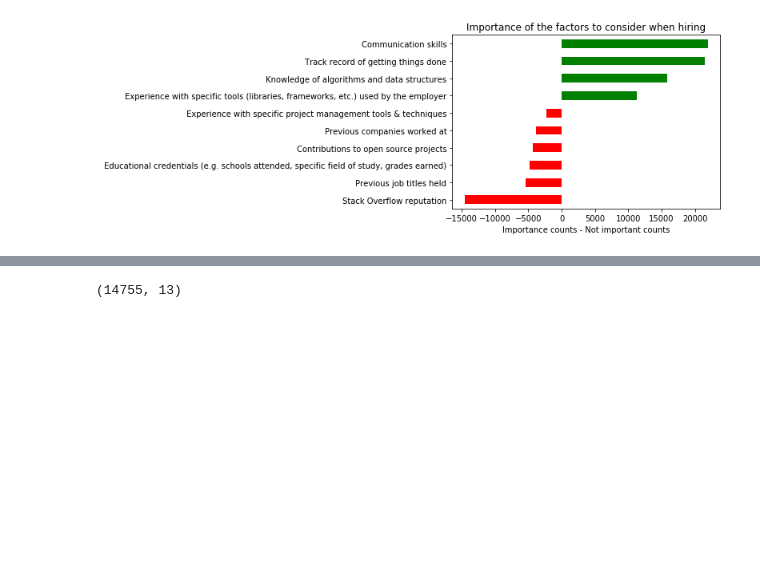
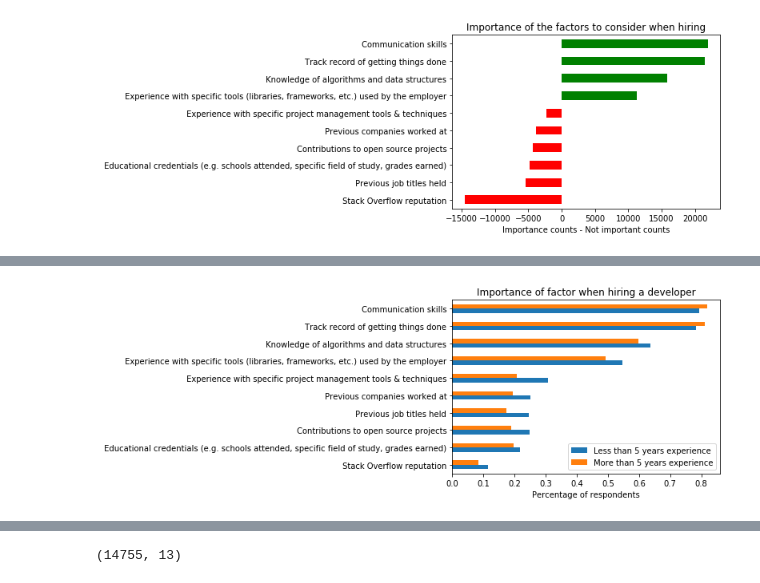
Before and after one commit to mricksen/Udacity_DS_Term2_Project1, a Jupyter notebook: Stack_Overflow_Udacity_DSTerm2_Project_1.ipynb, the cells around one changed output, grey strips where cells are left out. Drawn from its saved outputs; the diff is of its cells as text; code cells hidden in the pictures; blank space fills up the shorter version.

```diff
--- a/Stack_Overflow_Udacity_DSTerm2_Project_1.ipynb
+++ b/Stack_Overflow_Udacity_DSTerm2_Project_1.ipynb
@@ -506,0 +616,4 @@ importance_df(dev_years_lessthan_5, df_schema, questions)
+# %%
+# Clean dev years dataframe by dropping NaNs and see how many rows remain
+df_dev_years = df_dev_years.dropna()
+df_dev_years.shape
@@ -506,0 +640,23 @@ importance_df(dev_years_lessthan_5, df_schema, questions)
+# %%
+more_than_5_years = importance_df(dev_years_5_plus, df_schema, questions)
+# %%
+
+less_than_5_years = importance_df(dev_years_lessthan_5, df_schema, questions)
+# %%
+more_than_5_years = more_than_5_years.rename(columns={"Importance": "Importance_working_more_than_5_years",
+                                      "Percentage_of_respondents": "Percentage_of_respondents_more_than_5",
+                                      "Positive": "More_than_5_positive"})
+more_than_5_years = less_than_5_years.join(more_than_5_years)
+
+more_than_5_years['difference'] = more_than_5_years['Percentage_of_respondents'] - more_than_5_years['Percentage_of_respondents_more_than_5']
+# %%
+# create a new dataframe of the percent respondents and rename columns so the legend contains the correct labels
+years_difference = more_than_5_years[['Percentage_of_respondents', 'Percentage_of_respondents_more_than_5']]
+years_difference = years_difference.rename(columns={'Percentage_of_respondents': 'Less than 5 years experience',
+                                                         'Percentage_of_respondents_more_than_5': 'More than 5 years experience'})
+years_difference.plot(y=['Less than 5 years experience', 'More than 5 years experience'],
+                          kind="barh");
+plt.title('Importance of factor when hiring a developer');
+plt.xlabel("Percentage of respondents");
+# %% [output]
+[figure, added]
```
Also changed, not shown: parts of 155 cells of this notebook.
